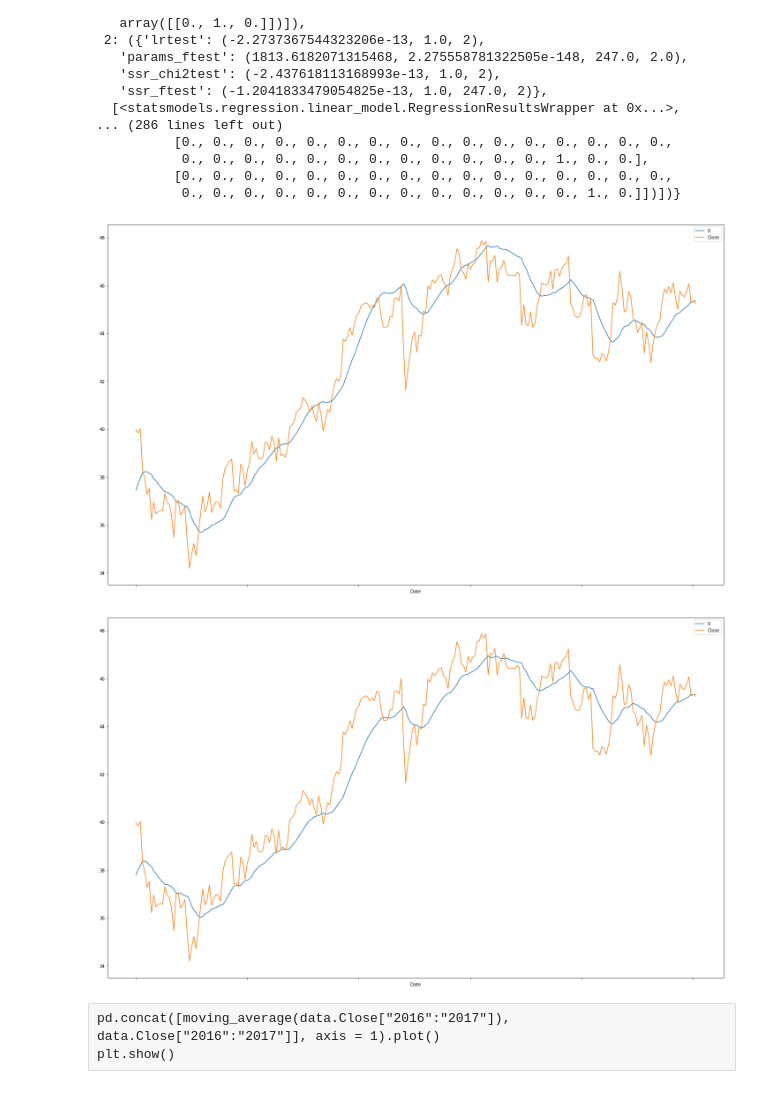
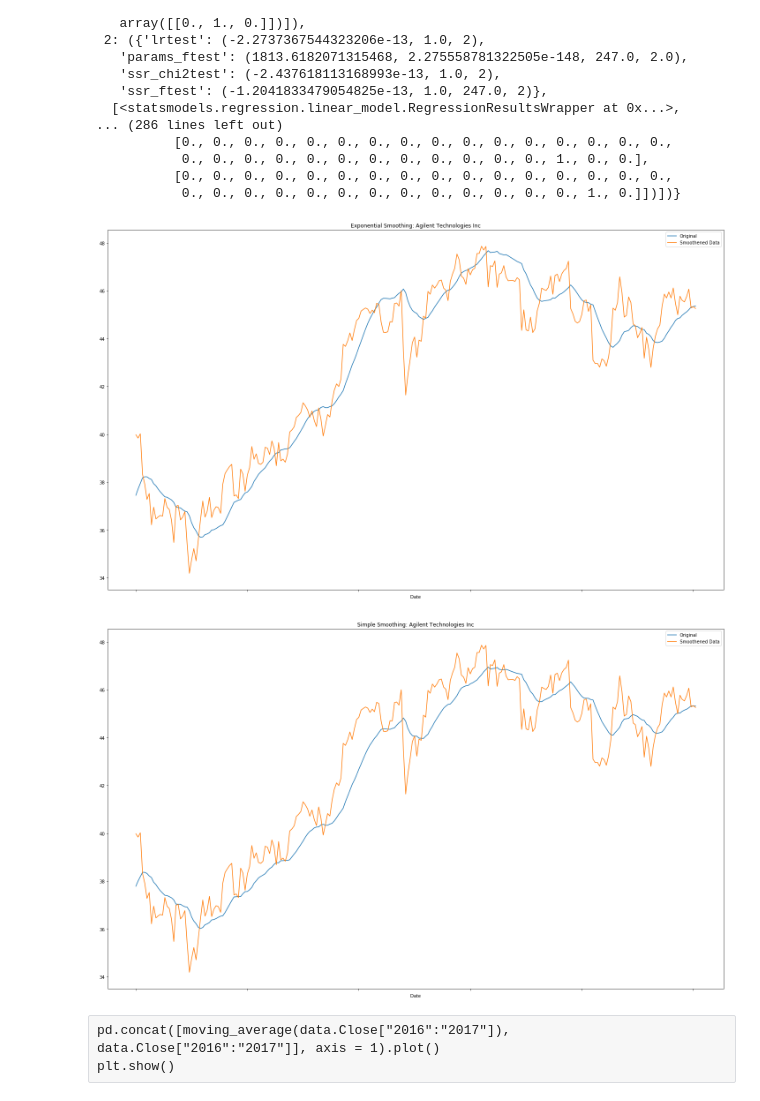
Before and after one commit to Turing-Machines-PESU/stock_market_analysis, a Jupyter notebook: Dickey Fuller Test and Filters.ipynb, the cells around one changed output. Saved outputs shown, nothing was run; the diff lists cells and outputs as text; code cells hidden in the pictures.

```diff
--- a/Dickey Fuller Test and Filters.ipynb
+++ b/Dickey Fuller Test and Filters.ipynb
@@ -195,10 +196,13 @@ def exp_smoothing(data):
 	result = model.fittedvalues
 	return pd.DataFrame(result)
 # %%
-pd.concat([exp_smoothing(data.Close["2016":"2017"]), data.Close["2016":"2017"]], axis = 1).plot()
+result = pd.concat([exp_smoothing(data.Close["2016":"2017"]), data.Close["2016":"2017"]], axis = 1)
+result.columns = ["Original", "Smoothened Data"]
+result.plot()
+plt.title("Exponential Smoothing: Agilent Technologies Inc")
 plt.show()
 # %% [output]
-[figure, old version]
+[figure, new version]
 # %%
 from statsmodels.tsa.holtwinters import SimpleExpSmoothing
 
@@ -207,10 +211,13 @@ def simple_exp_smoothing(data):
 	result = model.fittedvalues
 	return pd.DataFrame(result)
 # %%
-pd.concat([simple_exp_smoothing(data.Close["2016":"2017"]), data.Close["2016":"2017"]], axis = 1).plot()
+result = pd.concat([simple_exp_smoothing(data.Close["2016":"2017"]), data.Close["2016":"2017"]], axis = 1)
+result.columns = ["Original", "Smoothened Data"]
+result.plot()
+plt.title("Simple Smoothing: Agilent Technologies Inc")
 plt.show()
 # %% [output]
-[figure, old version]
+[figure, new version]
 # %%
 def moving_average(data, window = 8):
 	rolling = data.rolling(window = window)
```
Also changed, not shown: parts of 1 cell of this notebook, 1 other file.
